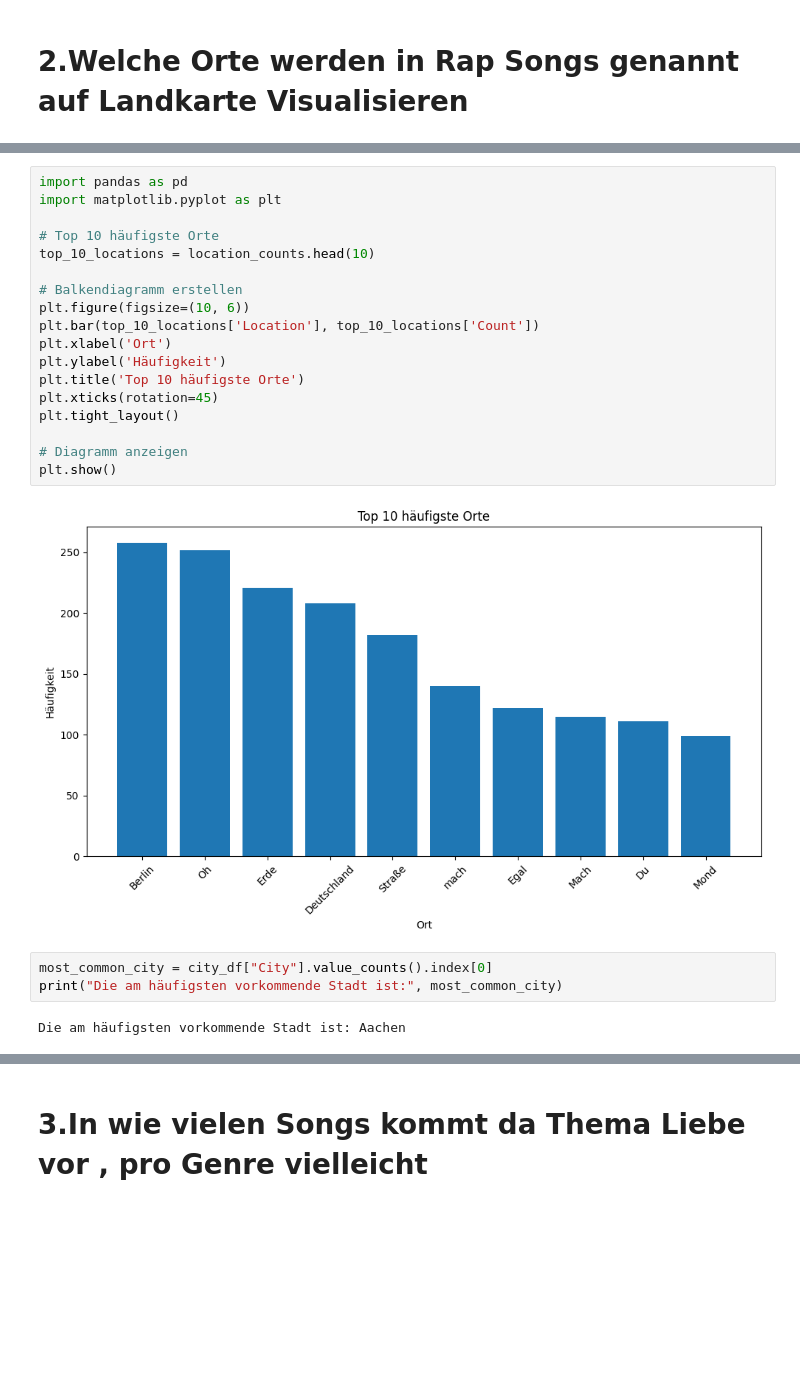
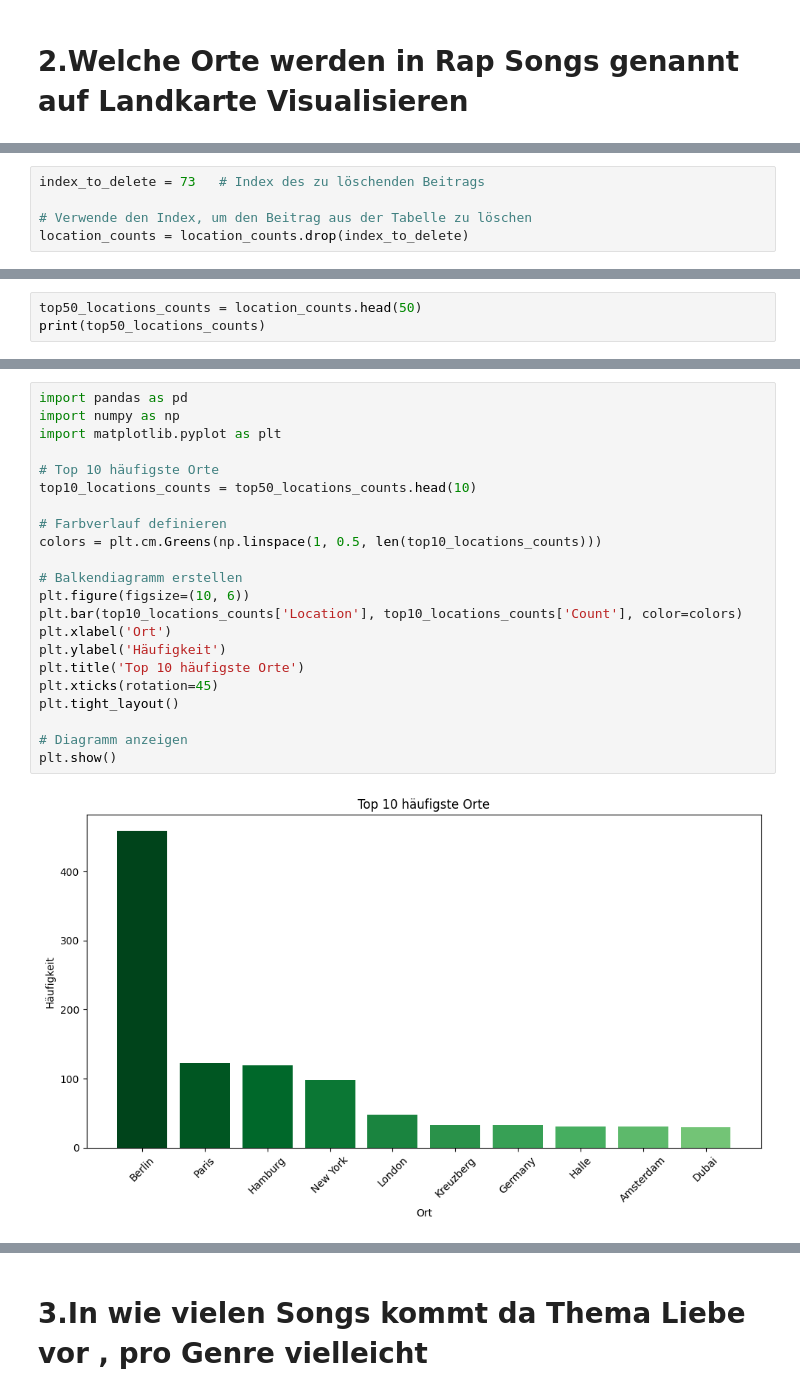
Before and after one commit to Richard-Sieg-TH-Koln/statistik-1-team-2, a Jupyter notebook: notebooks/marc_biehl.ipynb, the cells around one changed output, grey strips where cells are left out. Cells and saved outputs as stored; diff of their text form; blank space fills up the shorter version.

Commit message:
improve visualisations and code

```diff
--- a/notebooks/marc_biehl.ipynb
+++ b/notebooks/marc_biehl.ipynb
@@ -159,0 +166,5 @@ Name: songtitle, dtype: int64
+# %%
+index_to_delete = 73   # Index des zu löschenden Beitrags
+
+# Verwende den Index, um den Beitrag aus der Tabelle zu löschen
+location_counts = location_counts.drop(index_to_delete)
@@ -159,0 +186,3 @@ Name: songtitle, dtype: int64
+# %%
+top50_locations_counts = location_counts.head(50)
+print(top50_locations_counts)
@@ -490,25 +337,24 @@ m
 # %%
 import pandas as pd
+import numpy as np
 import matplotlib.pyplot as plt
 
 # Top 10 häufigste Orte
-top_10_locations = location_counts.head(10)
+top10_locations_counts = top50_locations_counts.head(10)
+
+# Farbverlauf definieren
+colors = plt.cm.Greens(np.linspace(1, 0.5, len(top10_locations_counts)))
 
 # Balkendiagramm erstellen
 plt.figure(figsize=(10, 6))
-plt.bar(top_10_locations['Location'], top_10_locations['Count'])
+plt.bar(top10_locations_counts['Location'], top10_locations_counts['Count'], color=colors)
 plt.xlabel('Ort')
 plt.ylabel('Häufigkeit')
 plt.title('Top 10 häufigste Orte')
 plt.xticks(rotation=45)
 plt.tight_layout()
 
 # Diagramm anzeigen
 plt.show()
 # %% [output]
-[figure, old version]
+[figure, new version]
-# %%
-most_common_city = city_df["City"].value_counts().index[0]
-print("Die am häufigsten vorkommende Stadt ist:", most_common_city)
-# %% [output]
-Die am häufigsten vorkommende Stadt ist: Aachen
```
Also changed, not shown: parts of 36 cells of this notebook, 1 other file.
